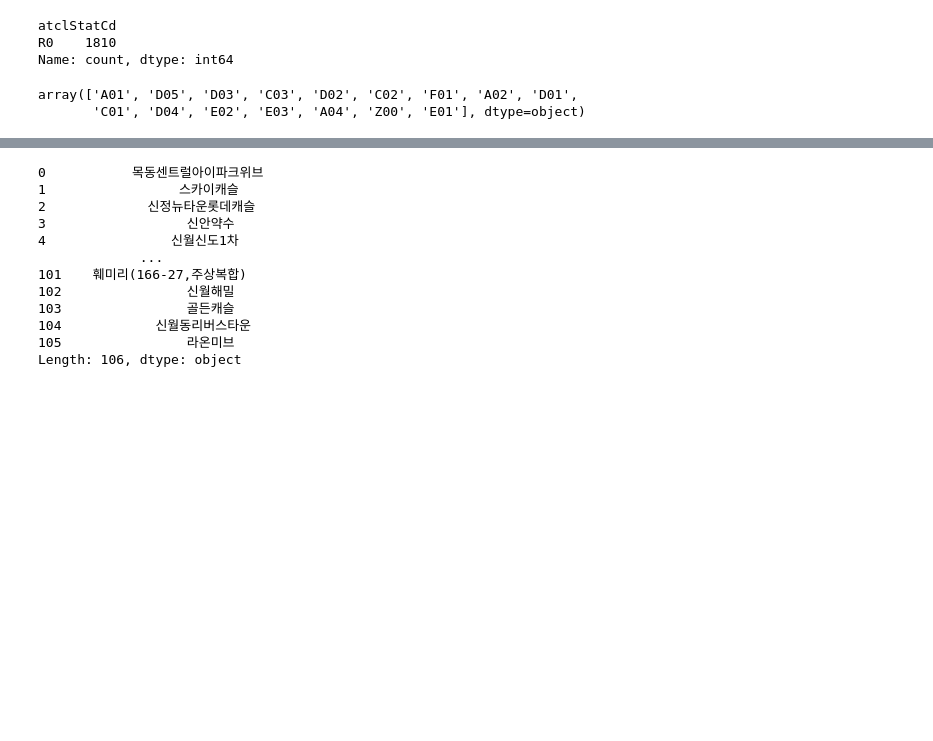
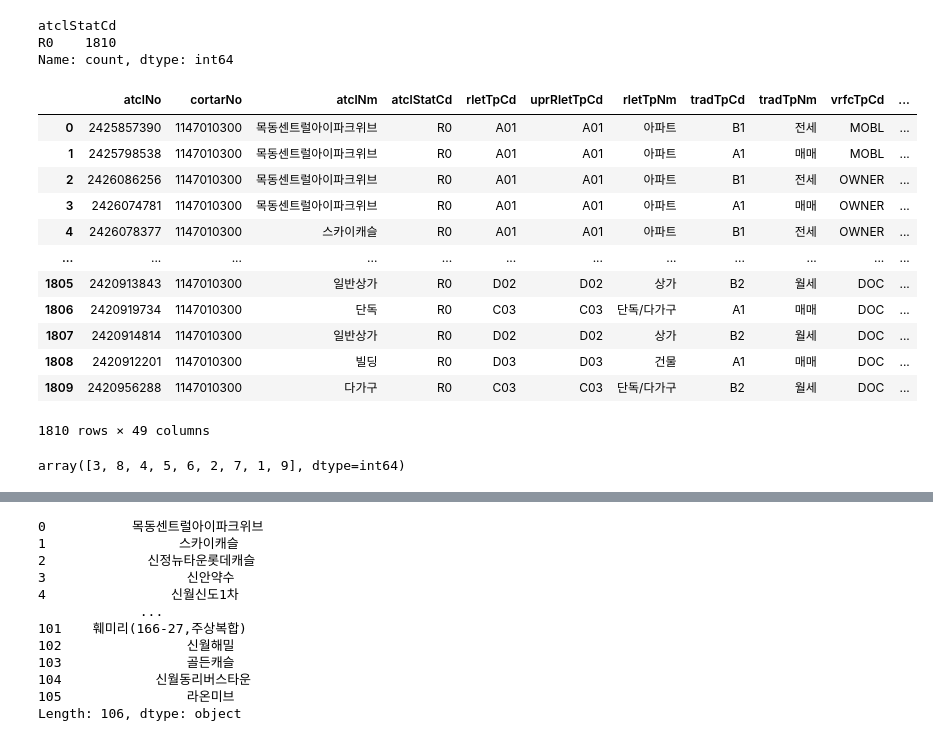
Before and after one commit to Junho1224/NLC, a Jupyter notebook: naverland.ipynb, the cells around one changed output, grey strips where cells are left out. Saved outputs shown, nothing was run; the diff lists cells and outputs as text; code cells hidden in the pictures; blank space fills up the shorter version.

```diff
--- a/naverland.ipynb
+++ b/naverland.ipynb
@@ -432,9 +252,25 @@ df1
 atclStatCd
 R0    1810
 Name: count, dtype: int64
+# %%
+df = pd.read_csv(f'real_estate_listings.csv')
+df
+# %% [output]
+|  | atclNo | cortarNo | atclNm | atclStatCd | rletTpCd | uprRletTpCd | rletTpNm | tradTpCd | tradTpNm | vrfcTpCd | ... |
+| 0 | 2425857390 | 1147010300 | 목동센트럴아이파크위브 | R0 | A01 | A01 | 아파트 | B1 | 전세 | MOBL | ... |
+| 1 | 2425798538 | 1147010300 | 목동센트럴아이파크위브 | R0 | A01 | A01 | 아파트 | A1 | 매매 | MOBL | ... |
+| 2 | 2426086256 | 1147010300 | 목동센트럴아이파크위브 | R0 | A01 | A01 | 아파트 | B1 | 전세 | OWNER | ... |
+| 3 | 2426074781 | 1147010300 | 목동센트럴아이파크위브 | R0 | A01 | A01 | 아파트 | A1 | 매매 | OWNER | ... |
+| 4 | 2426078377 | 1147010300 | 스카이캐슬 | R0 | A01 | A01 | 아파트 | B1 | 전세 | OWNER | ... |
+| ... | ... | ... | ... | ... | ... | ... | ... | ... | ... | ... | ... |
+| 1805 | 2420913843 | 1147010300 | 일반상가 | R0 | D02 | D02 | 상가 | B2 | 월세 | DOC | ... |
+| 1806 | 2420919734 | 1147010300 | 단독 | R0 | C03 | C03 | 단독/다가구 | A1 | 매매 | DOC | ... |
+| 1807 | 2420914814 | 1147010300 | 일반상가 | R0 | D02 | D02 | 상가 | B2 | 월세 | DOC | ... |
+| 1808 | 2420912201 | 1147010300 | 빌딩 | R0 | D03 | D03 | 건물 | A1 | 매매 | DOC | ... |
+| 1809 | 2420956288 | 1147010300 | 다가구 | R0 | C03 | C03 | 단독/다가구 | B2 | 월세 | DOC | ... |
+1810 rows × 49 columns
 # %%
-df1 = df['rletTpCd'].unique()
+df1 = df['cpCnt'].unique()
 df1
 # %% [output]
-array(['A01', 'D05', 'D03', 'C03', 'D02', 'C02', 'F01', 'A02', 'D01',
-       'C01', 'D04', 'E02', 'E03', 'A04', 'Z00', 'E01'], dtype=object)
+array([3, 8, 4, 5, 6, 2, 7, 1, 9], dtype=int64)
```
Also changed, not shown: parts of 24 cells of this notebook, 15 other files.
